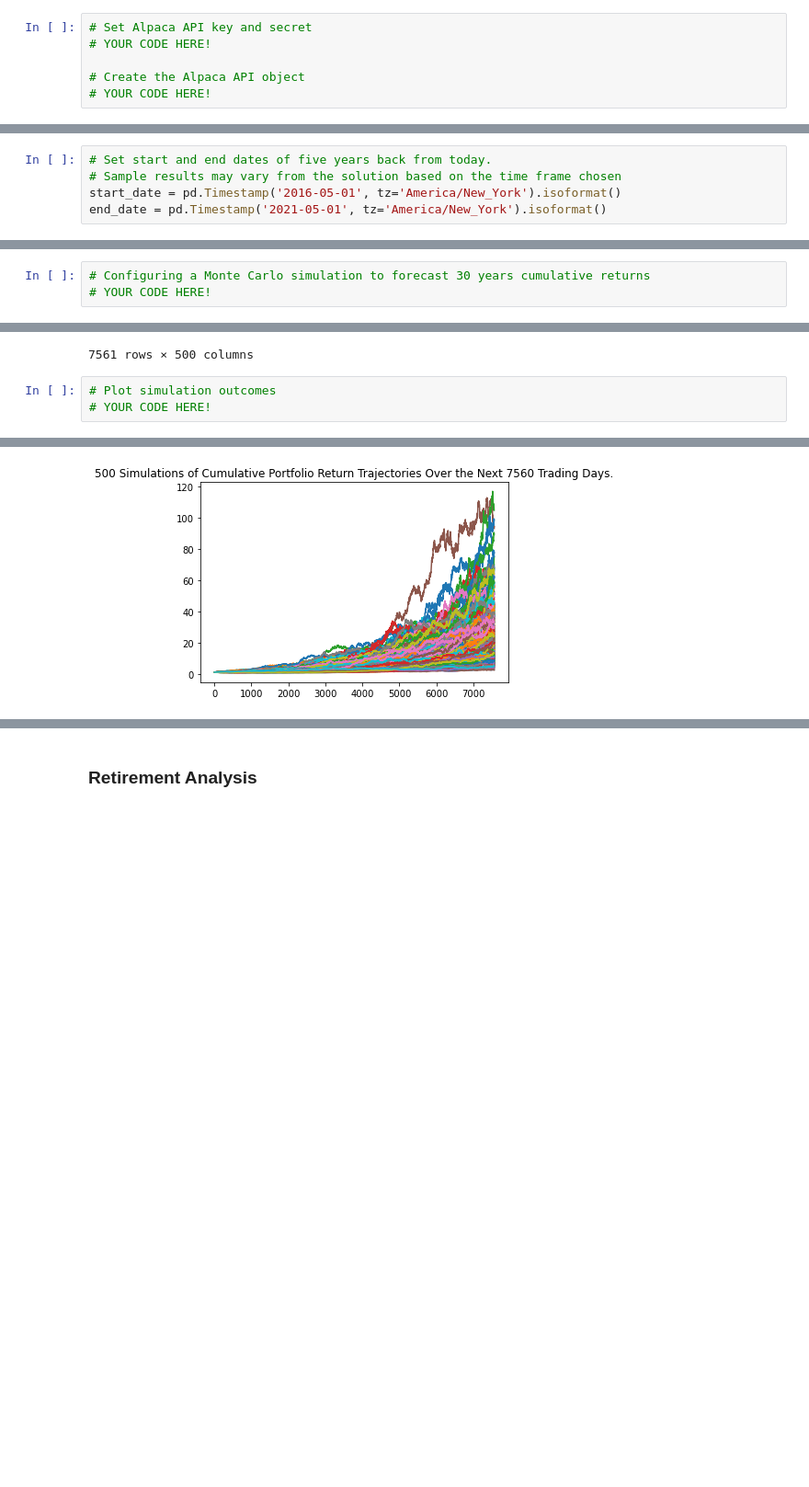
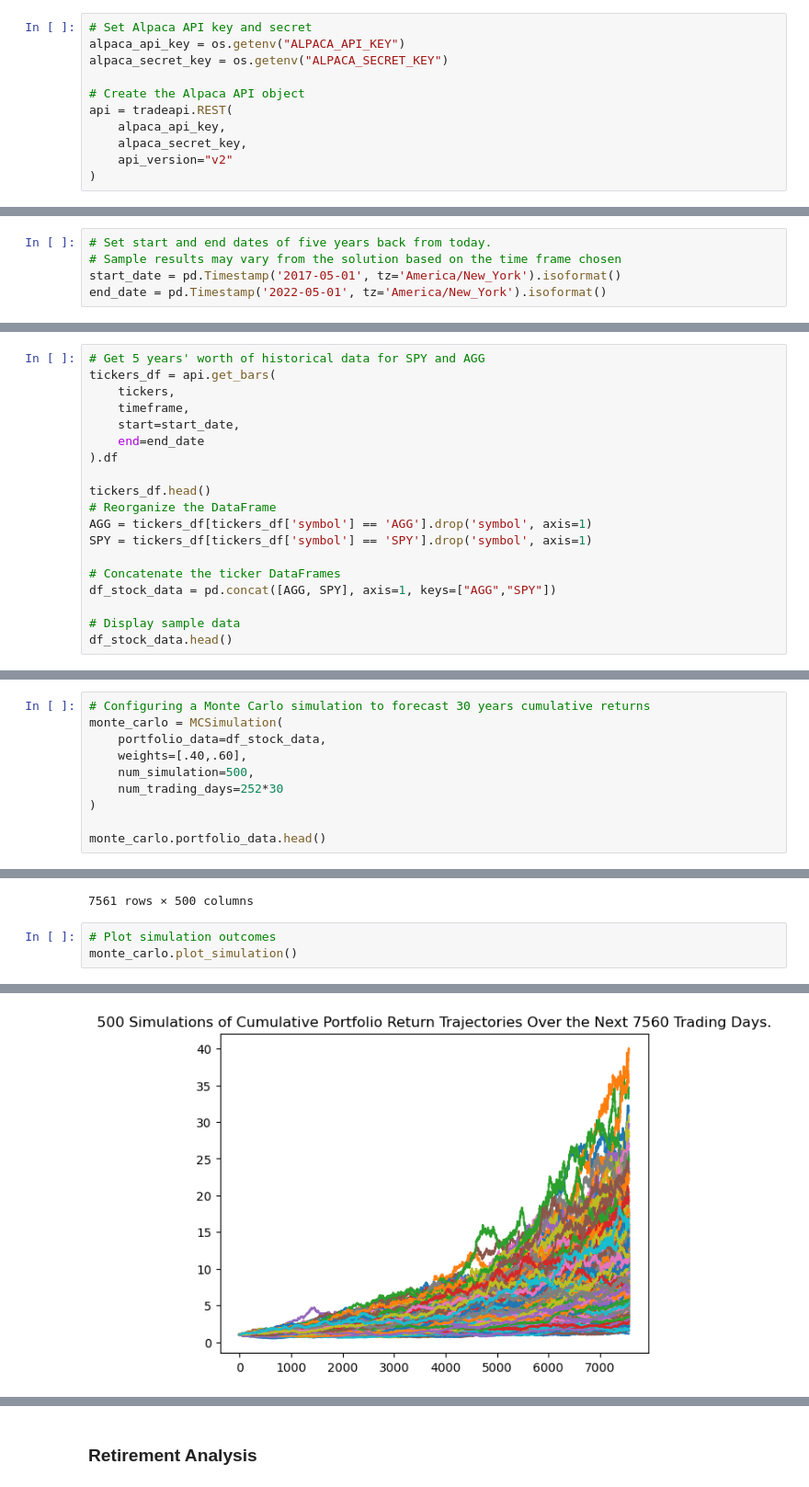
Before and after one commit to antoniogarza/python-apis, a Jupyter notebook: Starter_Code/financial-planner.ipynb, the cells around one changed output, grey strips where cells are left out. Shown at 92% size. Cells and saved outputs as stored; diff of their text form; blank space fills up the shorter version.

```diff
--- a/Starter_Code/financial-planner.ipynb
+++ b/Starter_Code/financial-planner.ipynb
@@ -50,9 +61,14 @@ my_agg = 200
 my_spy = 50
 # %%
 # Set Alpaca API key and secret
-# YOUR CODE HERE!
+alpaca_api_key = os.getenv("ALPACA_API_KEY")
+alpaca_secret_key = os.getenv("ALPACA_SECRET_KEY")
 
 # Create the Alpaca API object
-# YOUR CODE HERE!
+api = tradeapi.REST(
+    alpaca_api_key,
+    alpaca_secret_key,
+    api_version="v2"
+)
 # %%
 # Format current date as ISO format
@@ -148,7 +177,7 @@ Congratulations! You have enough money in your emergency fund.
 # %%
 # Set start and end dates of five years back from today.
 # Sample results may vary from the solution based on the time frame chosen
-start_date = pd.Timestamp('2016-05-01', tz='America/New_York').isoformat()
-end_date = pd.Timestamp('2021-05-01', tz='America/New_York').isoformat()
+start_date = pd.Timestamp('2017-05-01', tz='America/New_York').isoformat()
+end_date = pd.Timestamp('2022-05-01', tz='America/New_York').isoformat()
 # %%
 # Get 5 years' worth of historical data for SPY and AGG
@@ -173,3 +190,22 @@ df_stock_data.head()
 | 2017-05-12 00:00:00-04:00 | 108.81 | 108.940 | 108.7800 | 108.920 | 1136553.0 | 239.09 | 239.21 | 238.67 | 239.030 | 35283567.0 |
 | 2017-05-15 00:00:00-04:00 | 108.85 | 108.940 | 108.8200 | 108.890 | 1620264.0 | 239.47 | 240.44 | 239.45 | 240.245 | 42230620.0 |
 | 2017-05-16 00:00:00-04:00 | 108.88 | 109.101 | 108.8800 | 109.000 | 1394153.0 | 240.62 | 240.67 | 239.63 | 240.100 | 37206183.0 |
+# %%
+# Get 5 years' worth of historical data for SPY and AGG
+tickers_df = api.get_bars(
+    tickers,
+    timeframe,
+    start=start_date,
+    end=end_date
+).df
+
+tickers_df.head()
+# Reorganize the DataFrame
+AGG = tickers_df[tickers_df['symbol'] == 'AGG'].drop('symbol', axis=1)
+SPY = tickers_df[tickers_df['symbol'] == 'SPY'].drop('symbol', axis=1)
+
+# Concatenate the ticker DataFrames
+df_stock_data = pd.concat([AGG, SPY], axis=1, keys=["AGG","SPY"])
+
+# Display sample data
+df_stock_data.head()
@@ -176,3 +221,10 @@ df_stock_data.head()
 # %%
 # Configuring a Monte Carlo simulation to forecast 30 years cumulative returns
-# YOUR CODE HERE!
+monte_carlo = MCSimulation(
+    portfolio_data=df_stock_data,
+    weights=[.40,.60],
+    num_simulation=500,
+    num_trading_days=252*30
+)
+
+monte_carlo.portfolio_data.head()
@@ -224,5 +318,5 @@ Running Monte Carlo simulation number 490.
 7561 rows × 500 columns
 # %%
 # Plot simulation outcomes
-# YOUR CODE HERE!
+monte_carlo.plot_simulation()
 # %% [output]
@@ -229,3 +324,3 @@ Running Monte Carlo simulation number 490.
-[figure, old version]
+[figure, new version]
 # %%
 # Plot probability distribution and confidence intervals
```
Also changed, not shown: parts of 35 cells of this notebook, 1 other file.
